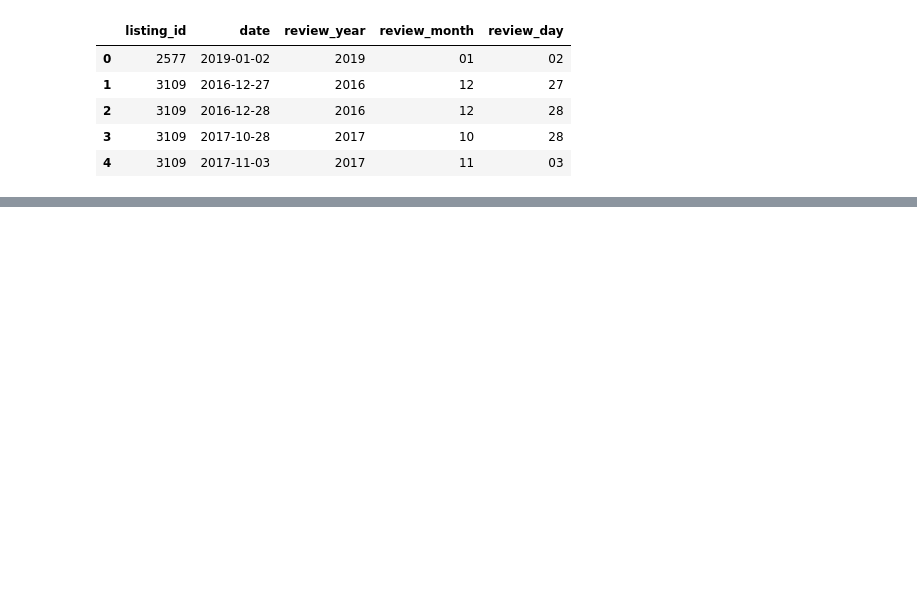
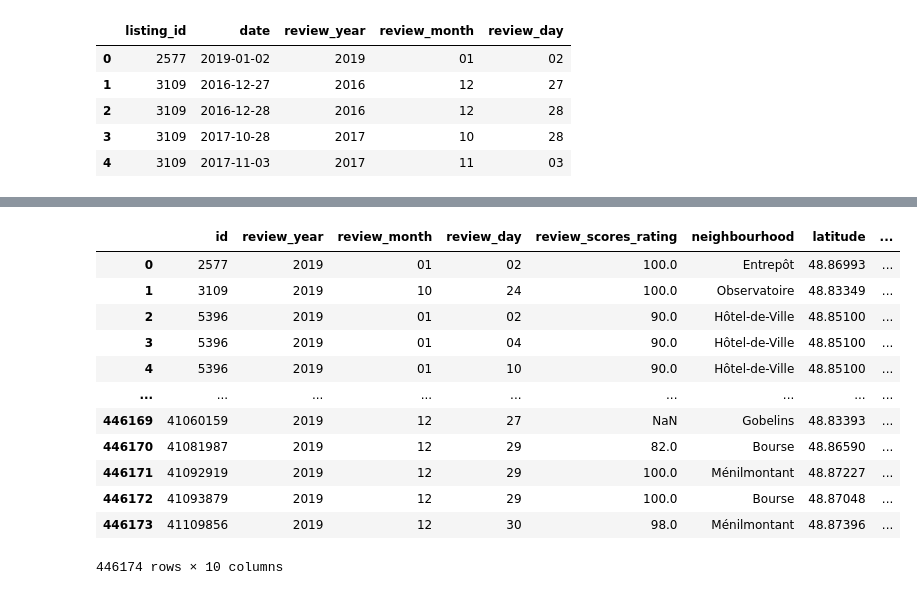
Before and after one commit to jerazo1744/JaquelinErazo-Capstone2, a Jupyter notebook: Airbnb_Capstone_Project.ipynb, the cells around one changed output, grey strips where cells are left out. Cells and saved outputs as stored; diff of their text form; code cells hidden in the pictures; blank space fills up the shorter version.

Commit message:
Joining dataframes and counting reviews

```diff
--- a/Airbnb_Capstone_Project.ipynb
+++ b/Airbnb_Capstone_Project.ipynb
@@ -136,3 +141,5 @@ listings_ext.head()
 | 2 | 4890 | https://www.airbnb.com/rooms/4890 | 20200611183008 | 2020-06-14 | Quiet Historic & Cute +Free Cruise | Stylish & Classic One bedroom apa... | 2 Free River Cruise Tix with your... | Stylish & Classic One bedroom apa... | ... |
 | 3 | 5396 | https://www.airbnb.com/rooms/5396 | 20200611183008 | 2020-06-14 | Explore the heart of old Paris | Cozy, well-appointed and gracious... | Small, well appointed studio apar... | Cozy, well-appointed and gracious... | ... |
 | 4 | 7397 | https://www.airbnb.com/rooms/7397 | 20200611183008 | 2020-06-15 | MARAIS - 2ROOMS APT - 2/4 PEOPLE | VERY CONVENIENT, WITH THE BEST LO... | PLEASE ASK ME BEFORE TO MAKE A RE... | VERY CONVENIENT, WITH THE BEST LO... | ... |
+# %%
+listings_ext = listings_ext[['id', 'review_scores_rating']]
@@ -138,0 +169,3 @@ listings_ext.head()
+# %%
+review_ratings = reviews2019.join(listings_ext.set_index('id'), on='id')
+review_ratings.info()
@@ -138,0 +201,2 @@ listings_ext.head()
+# %%
+listings_filter = listings[['id', 'neighbourhood', 'latitude', 'longitude', 'price', 'room_type']]
@@ -138,0 +205,2 @@ listings_ext.head()
+# %%
+review_ratings_listing = review_ratings.join(listings_filter.set_index('id'), on='id')
@@ -138,0 +228,16 @@ listings_ext.head()
+# %%
+review_ratings_listing
+# %% [output]
+|  | id | review_year | review_month | review_day | review_scores_rating | neighbourhood | latitude | ... |
+| 0 | 2577 | 2019 | 01 | 02 | 100.0 | Entrepôt | 48.86993 | ... |
+| 1 | 3109 | 2019 | 10 | 24 | 100.0 | Observatoire | 48.83349 | ... |
+| 2 | 5396 | 2019 | 01 | 02 | 90.0 | Hôtel-de-Ville | 48.85100 | ... |
+| 3 | 5396 | 2019 | 01 | 04 | 90.0 | Hôtel-de-Ville | 48.85100 | ... |
+| 4 | 5396 | 2019 | 01 | 10 | 90.0 | Hôtel-de-Ville | 48.85100 | ... |
+| ... | ... | ... | ... | ... | ... | ... | ... | ... |
+| 446169 | 41060159 | 2019 | 12 | 27 | NaN | Gobelins | 48.83393 | ... |
+| 446170 | 41081987 | 2019 | 12 | 29 | 82.0 | Bourse | 48.86590 | ... |
+| 446171 | 41092919 | 2019 | 12 | 29 | 100.0 | Ménilmontant | 48.87227 | ... |
+| 446172 | 41093879 | 2019 | 12 | 29 | 100.0 | Bourse | 48.87048 | ... |
+| 446173 | 41109856 | 2019 | 12 | 30 | 98.0 | Ménilmontant | 48.87396 | ... |
+446174 rows × 10 columns
```
Also changed, not shown: parts of 17 cells of this notebook.
